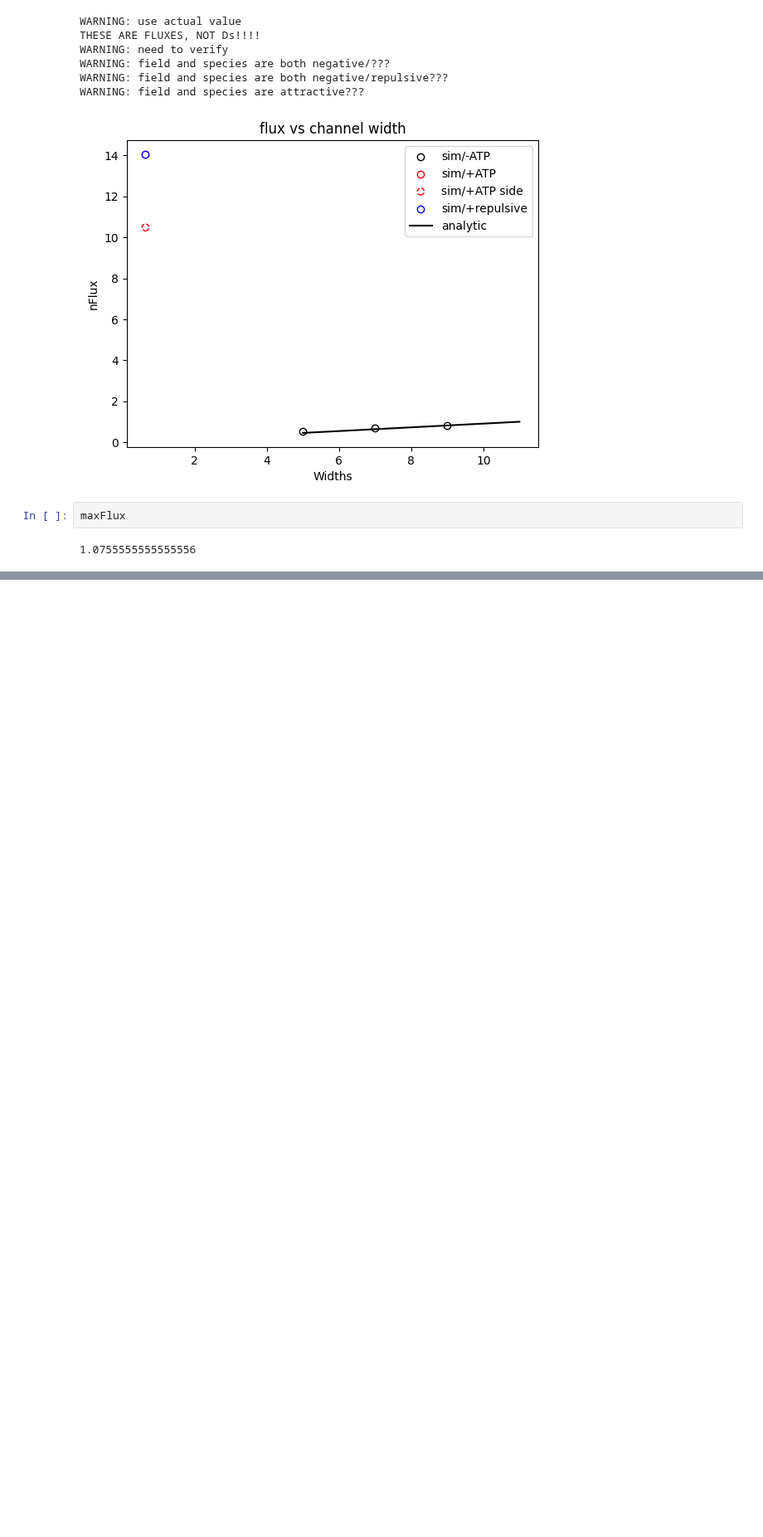
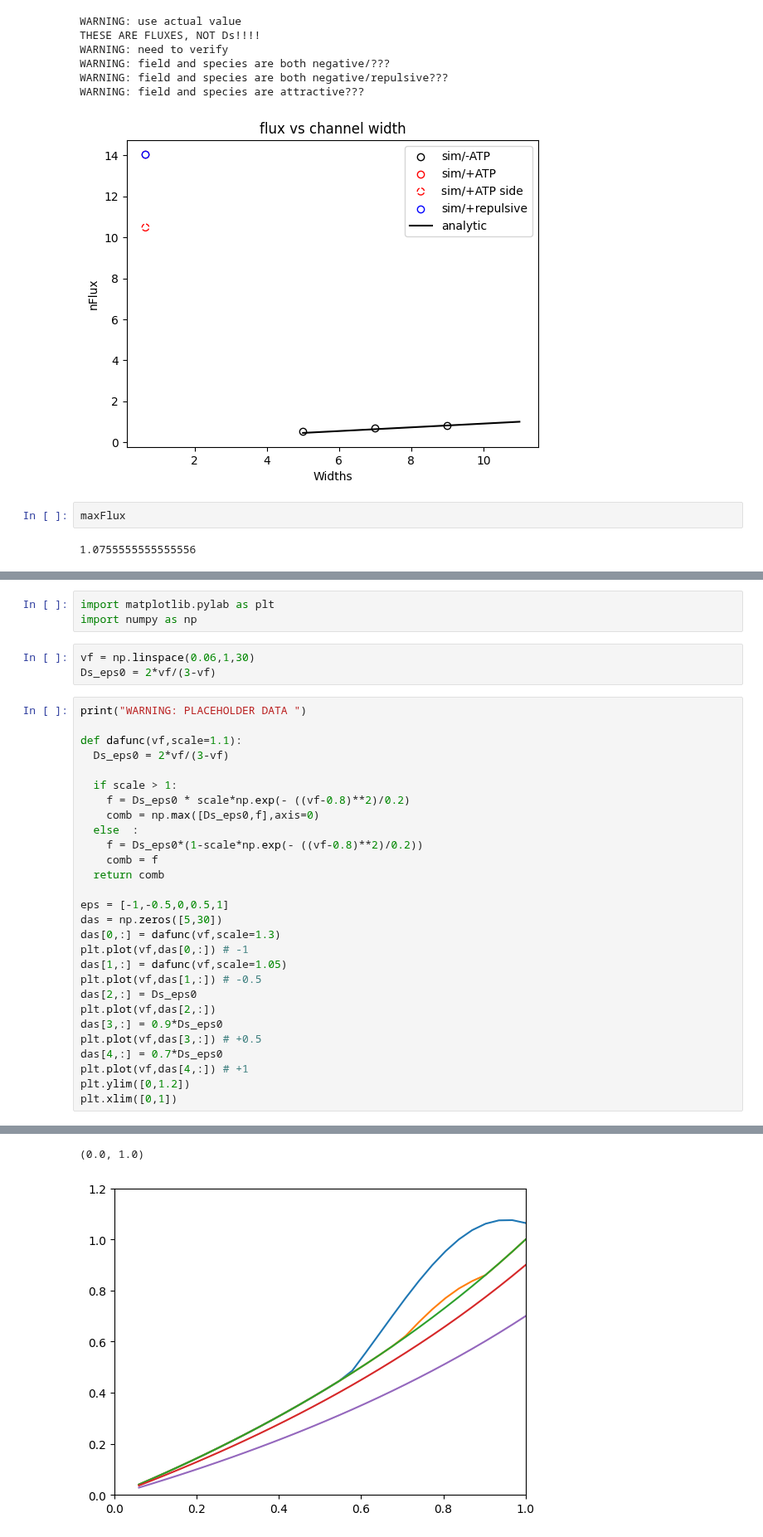
Before and after one commit to huskeypm/cellmigration, a Jupyter notebook: migration_paper.ipynb, the cells around one changed output, grey strips where cells are left out. Shown at 83% size. Drawn from its saved outputs; the diff is of its cells as text; blank space fills up the shorter version.

```diff
--- a/migration_paper.ipynb
+++ b/migration_paper.ipynb
@@ -695,0 +700,35 @@ ATTEMPTING TO GET POTENTIALS IMPOSED
+# %%
+import matplotlib.pylab as plt
+import numpy as np
+# %%
+vf = np.linspace(0.06,1,30)
+Ds_eps0 = 2*vf/(3-vf)
+# %%
+print("WARNING: PLACEHOLDER DATA ")
+
+def dafunc(vf,scale=1.1):
+  Ds_eps0 = 2*vf/(3-vf)
+
+  if scale > 1:
+    f = Ds_eps0 * scale*np.exp(- ((vf-0.8)**2)/0.2)
+    comb = np.max([Ds_eps0,f],axis=0)
+  else  :
+    f = Ds_eps0*(1-scale*np.exp(- ((vf-0.8)**2)/0.2))
+    comb = f
+  return comb
+
+eps = [-1,-0.5,0,0.5,1]
+das = np.zeros([5,30])
+das[0,:] = dafunc(vf,scale=1.3)
+plt.plot(vf,das[0,:]) # -1
+das[1,:] = dafunc(vf,scale=1.05)
+plt.plot(vf,das[1,:]) # -0.5
+das[2,:] = Ds_eps0
+plt.plot(vf,das[2,:])
+das[3,:] = 0.9*Ds_eps0
+plt.plot(vf,das[3,:]) # +0.5
+das[4,:] = 0.7*Ds_eps0
+plt.plot(vf,das[4,:]) # +1
+plt.ylim([0,1.2])
+plt.xlim([0,1])
+# %% [output]
@@ -695,0 +736,2 @@ ATTEMPTING TO GET POTENTIALS IMPOSED
+(0.0, 1.0)
+[figure, added]
```
Also changed, not shown: parts of 4 cells of this notebook.
